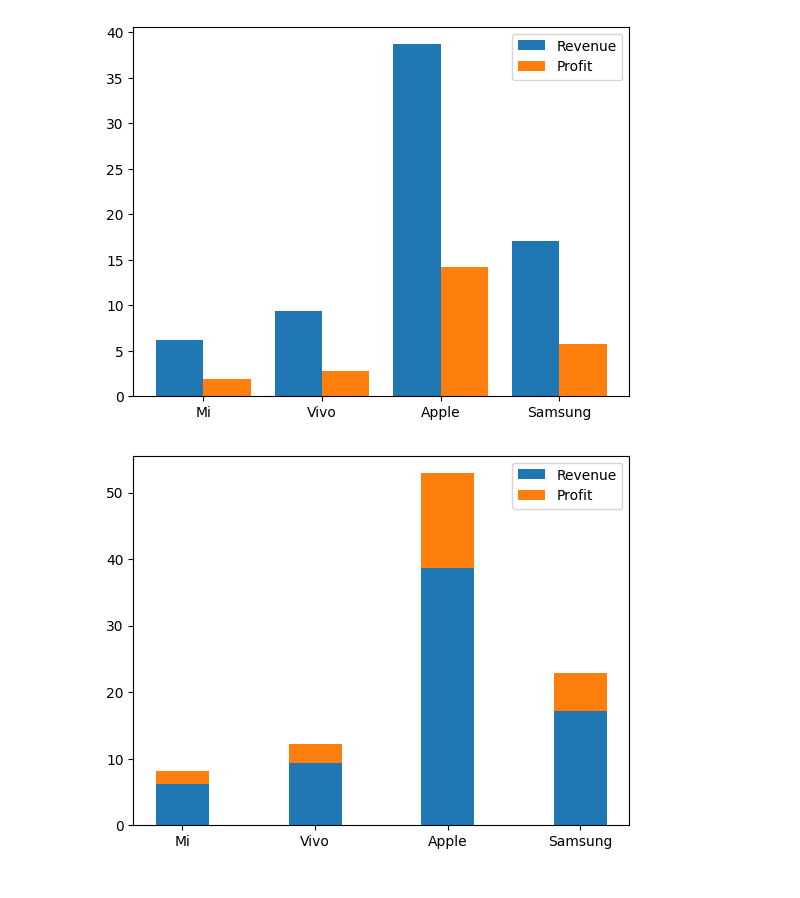
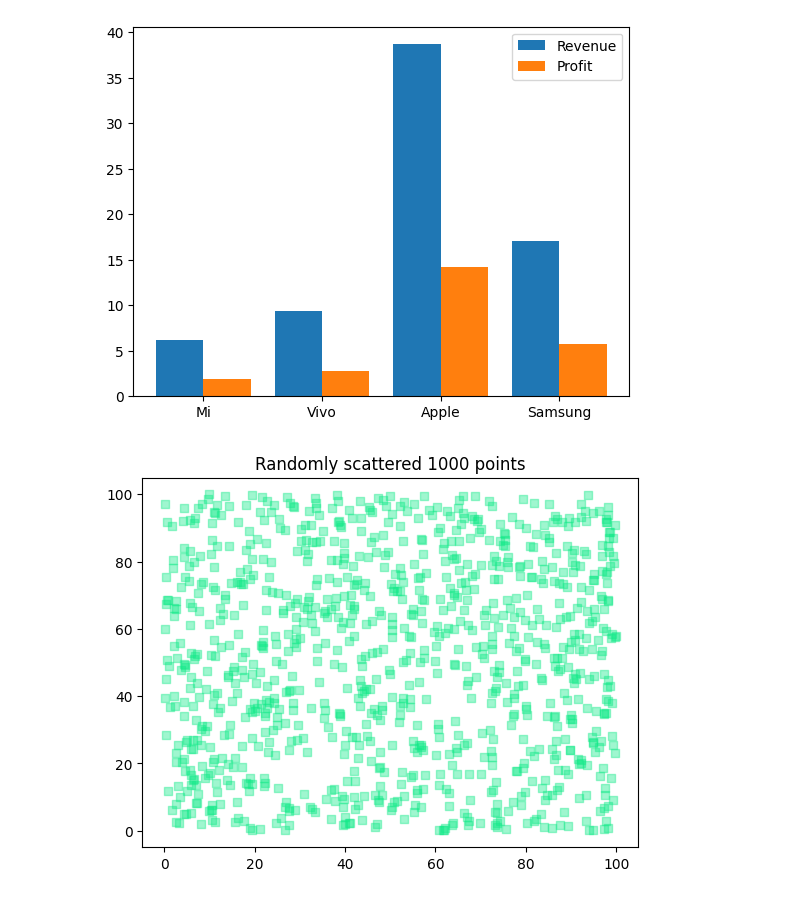
Before and after one commit to kamal-stark-dev/Learning, a Jupyter notebook: Python/Matplotlib/01.ipynb, the cells around one changed output. Saved outputs shown, nothing was run; the diff lists cells and outputs as text; code cells hidden in the pictures.

Commit message:
add more plots and figures in detail

```diff
--- a/Python/Matplotlib/01.ipynb
+++ b/Python/Matplotlib/01.ipynb
@@ -99,16 +99,13 @@ plt.savefig("./figures/Revene-&-Profits-Bar-Graph.png")
 plt.show()
 # %% [output]
 [figure]
-# %%
-revenue = [6.2, 9.4, 38.7, 17.1]
-profit = [1.9, 2.8, 14.2, 5.8]
-company = ["Mi", "Vivo", "Apple", "Samsung"]
-
-plt.bar(company, revenue, label="Revenue", width=0.4)
-plt.bar(company, profit, label="Profit", width=0.4, bottom=revenue)
-
-plt.legend()
-
-plt.show()
-# %% [output]
-[figure, removed]
+# %%
+x_data = np.random.random(1000) * 100
+y_data = np.random.random(1000) * 100
+
+
+plt.title("Randomly scattered 1000 points")
+plt.scatter(x_data, y_data, c="#0fea87", marker="s", alpha=0.4)
+plt.show()
+# %% [output]
+[figure, added]
```
Also changed, not shown: parts of 17 cells of this notebook, 8 other files.
